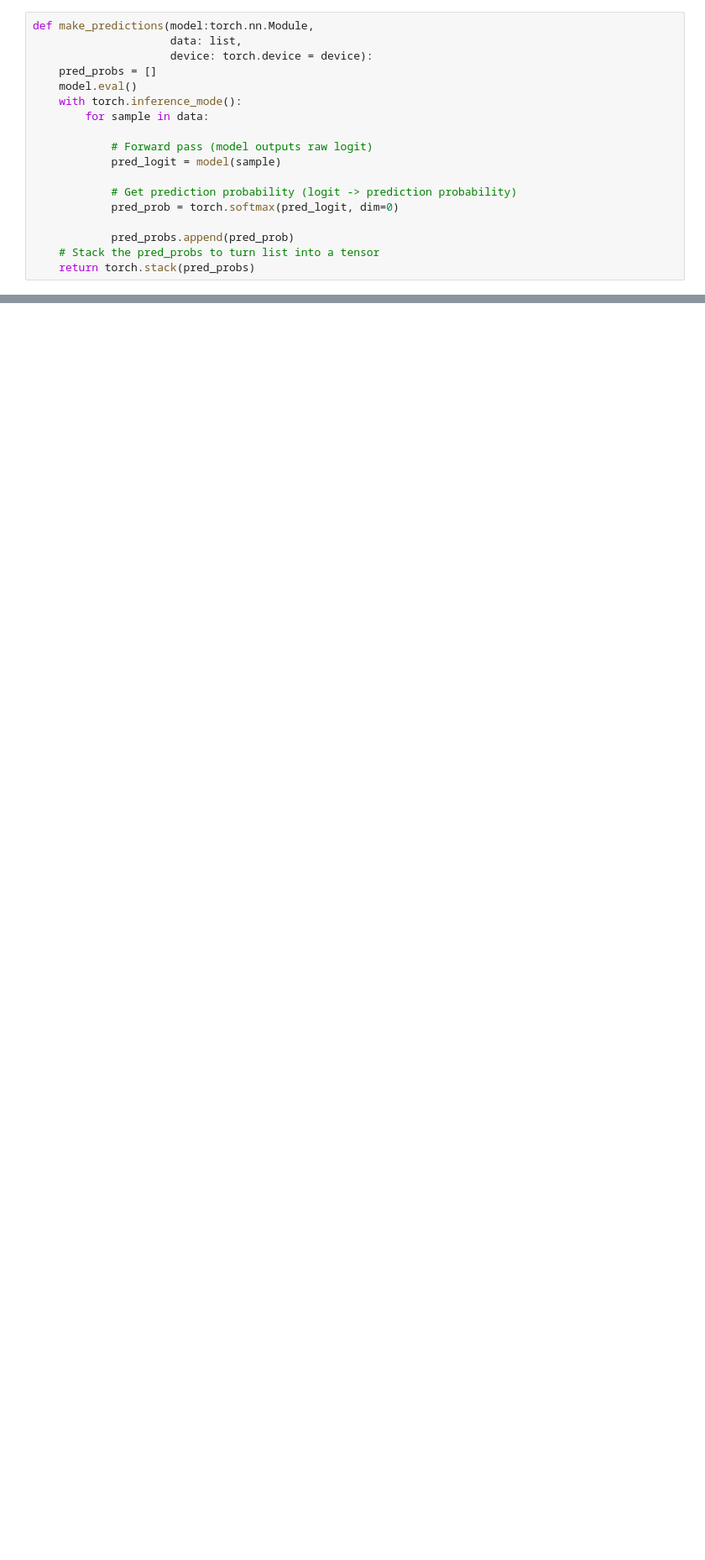
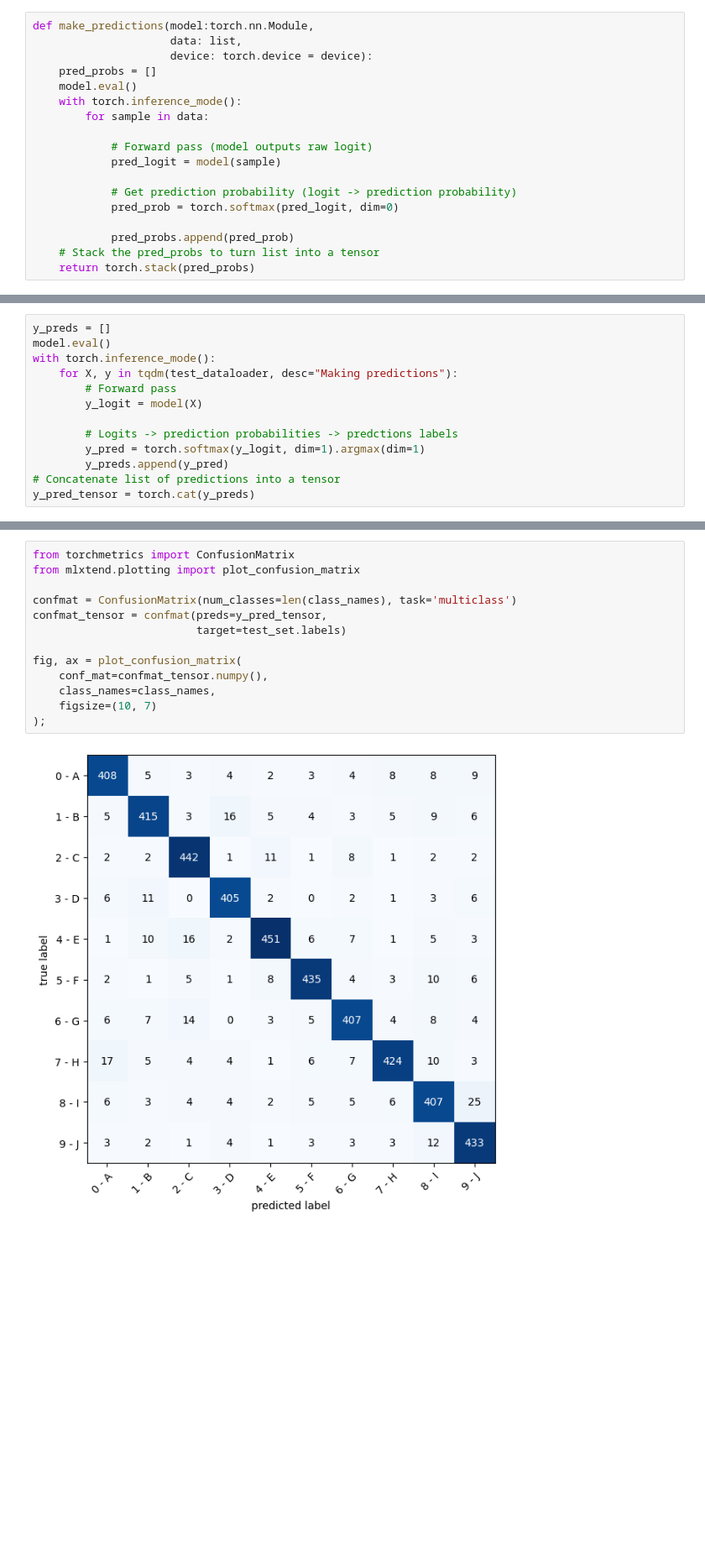
Before and after one commit to ChiKApuMbA/Practical_DL, a Jupyter notebook: week02_autodiff/homework.ipynb, the cells around one changed output, grey strips where cells are left out. Shown at 84% size. Saved outputs shown, nothing was run; the diff lists cells and outputs as text; blank space fills up the shorter version.

````diff
--- a/week02_autodiff/homework.ipynb
+++ b/week02_autodiff/homework.ipynb
@@ -421,0 +467,13 @@ for sample, label in random.sample(list(test_set))
+# %%
+y_preds = []
+model.eval()
+with torch.inference_mode():
+    for X, y in tqdm(test_dataloader, desc="Making predictions"):
+        # Forward pass
+        y_logit = model(X)
+
+        # Logits -> prediction probabilities -> predctions labels
+        y_pred = torch.softmax(y_logit, dim=1).argmax(dim=1)
+        y_preds.append(y_pred)
+# Concatenate list of predictions into a tensor
+y_pred_tensor = torch.cat(y_preds)
@@ -422,3 +485,18 @@ for sample, label in random.sample(list(test_set))
+# %%
+from torchmetrics import ConfusionMatrix
+from mlxtend.plotting import plot_confusion_matrix
+
+confmat = ConfusionMatrix(num_classes=len(class_names), task='multiclass')
+confmat_tensor = confmat(preds=y_pred_tensor,
+                         target=test_set.labels)
+
+fig, ax = plot_confusion_matrix(
+    conf_mat=confmat_tensor.numpy(),
+    class_names=class_names,
+    figsize=(10, 7)
+);
+# %% [output]
+[figure, added]
 # %% [markdown]
 ```
 
````
Also changed, not shown: parts of 7 cells of this notebook.
